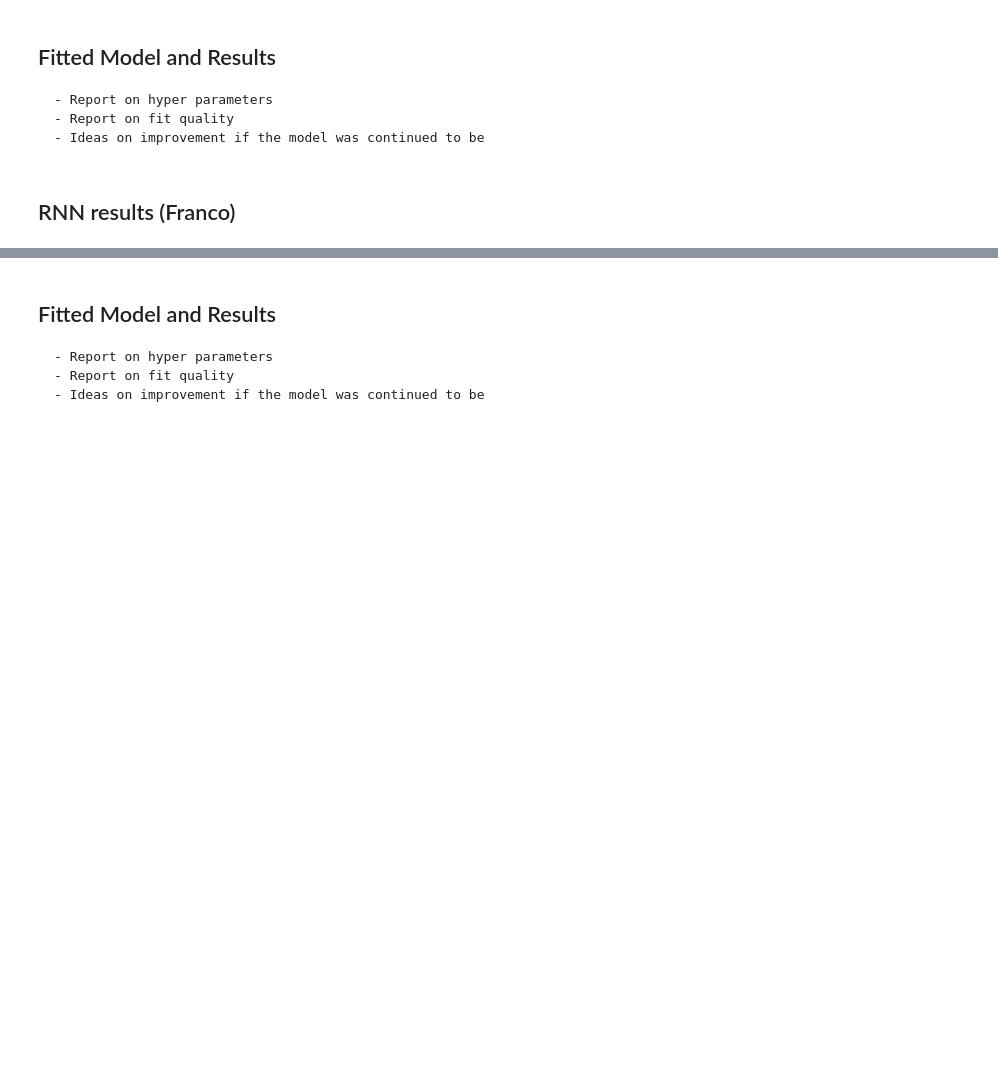
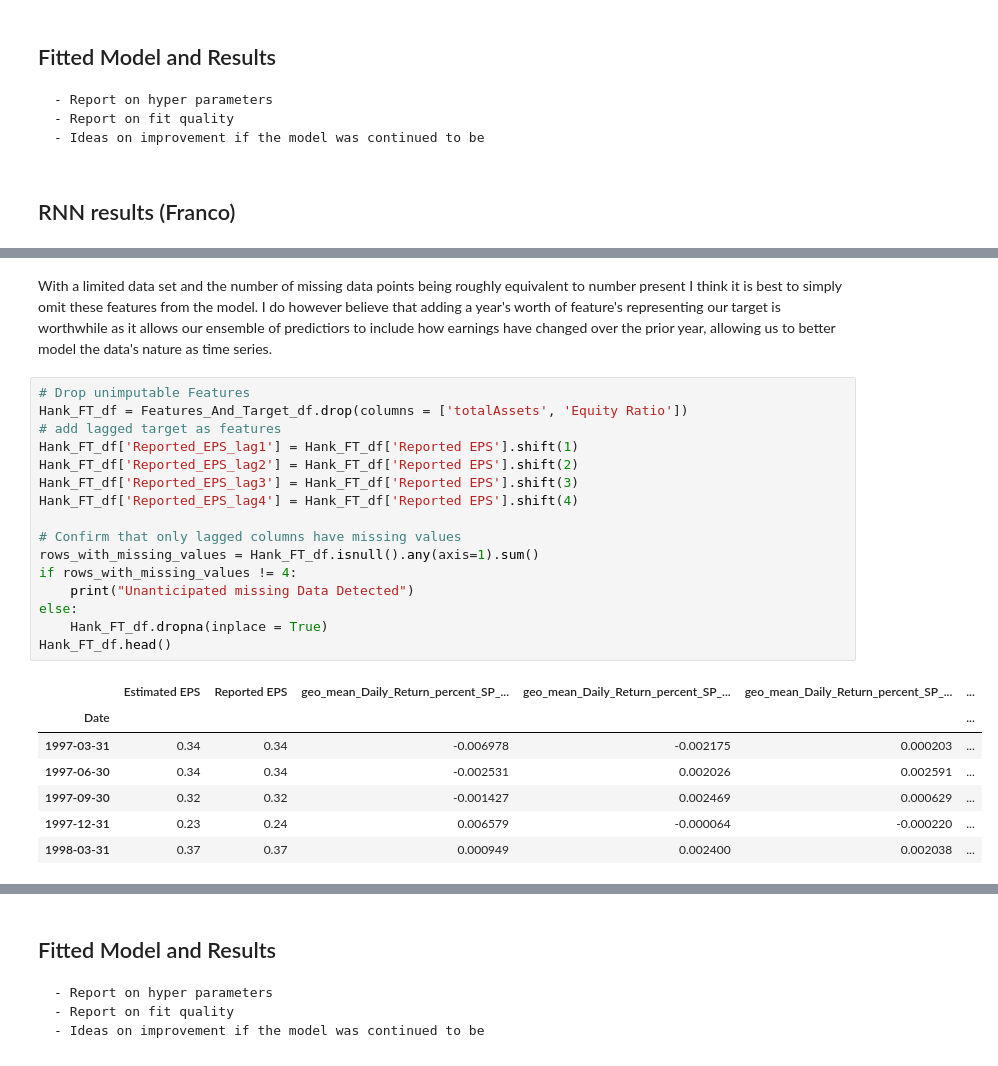
Before and after one commit to franco-rey/521-Final-Project, a Jupyter notebook: Hank.ipynb, the cells around one changed output, grey strips where cells are left out. Drawn from its saved outputs; the diff is of its cells as text; blank space fills up the shorter version.

```diff
--- a/Hank.ipynb
+++ b/Hank.ipynb
@@ -330,0 +371,26 @@ Features_And_Target_df.head()
+# %% [markdown]
+With a limited data set and the number of missing data points being roughly equivalent to number present I think it is best to simply omit these features from the model. I do however believe that adding a year's worth of feature's representing our target is worthwhile as it allows our ensemble of predictiors to include how earnings have changed over the prior year, allowing us to better model the data's nature as time series.
+# %%
+# Drop unimputable Features
+Hank_FT_df = Features_And_Target_df.drop(columns = ['totalAssets', 'Equity Ratio'])
+# add lagged target as features
+Hank_FT_df['Reported_EPS_lag1'] = Hank_FT_df['Reported EPS'].shift(1)
+Hank_FT_df['Reported_EPS_lag2'] = Hank_FT_df['Reported EPS'].shift(2)
+Hank_FT_df['Reported_EPS_lag3'] = Hank_FT_df['Reported EPS'].shift(3)
+Hank_FT_df['Reported_EPS_lag4'] = Hank_FT_df['Reported EPS'].shift(4)
+
+# Confirm that only lagged columns have missing values
+rows_with_missing_values = Hank_FT_df.isnull().any(axis=1).sum()
+if rows_with_missing_values != 4:
+    print("Unanticipated missing Data Detected")
+else:
+    Hank_FT_df.dropna(inplace = True)
+Hank_FT_df.head()
+# %% [output]
+|  | Estimated EPS | Reported EPS | geo_mean_Daily_Return_percent_SP_... | geo_mean_Daily_Return_percent_SP_... | geo_mean_Daily_Return_percent_SP_... | ... |
+| Date |  |  |  |  |  | ... |
+| 1997-03-31 | 0.34 | 0.34 | -0.006978 | -0.002175 | 0.000203 | ... |
+| 1997-06-30 | 0.34 | 0.34 | -0.002531 | 0.002026 | 0.002591 | ... |
+| 1997-09-30 | 0.32 | 0.32 | -0.001427 | 0.002469 | 0.000629 | ... |
+| 1997-12-31 | 0.23 | 0.24 | 0.006579 | -0.000064 | -0.000220 | ... |
+| 1998-03-31 | 0.37 | 0.37 | 0.000949 | 0.002400 | 0.002038 | ... |
```
Also changed, not shown: parts of 9 cells of this notebook.
